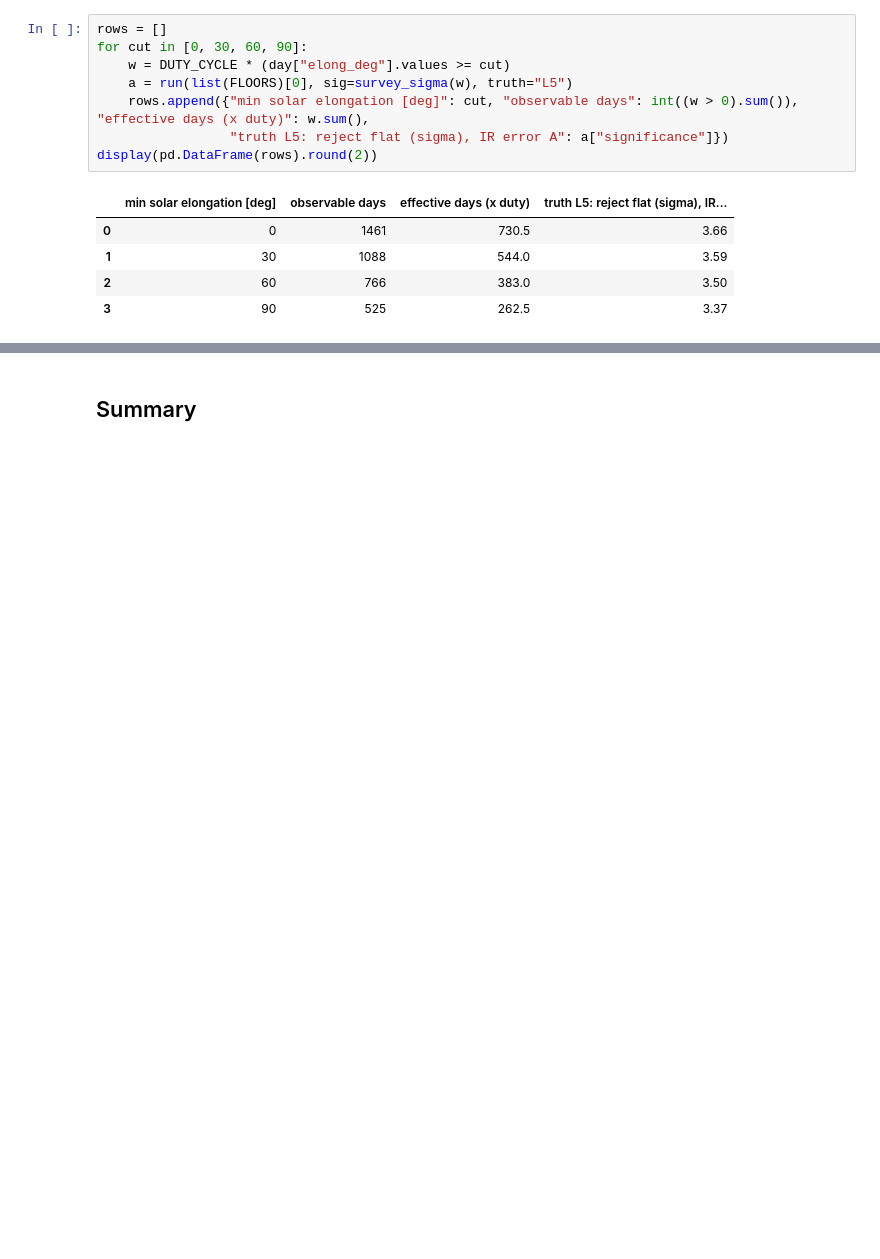
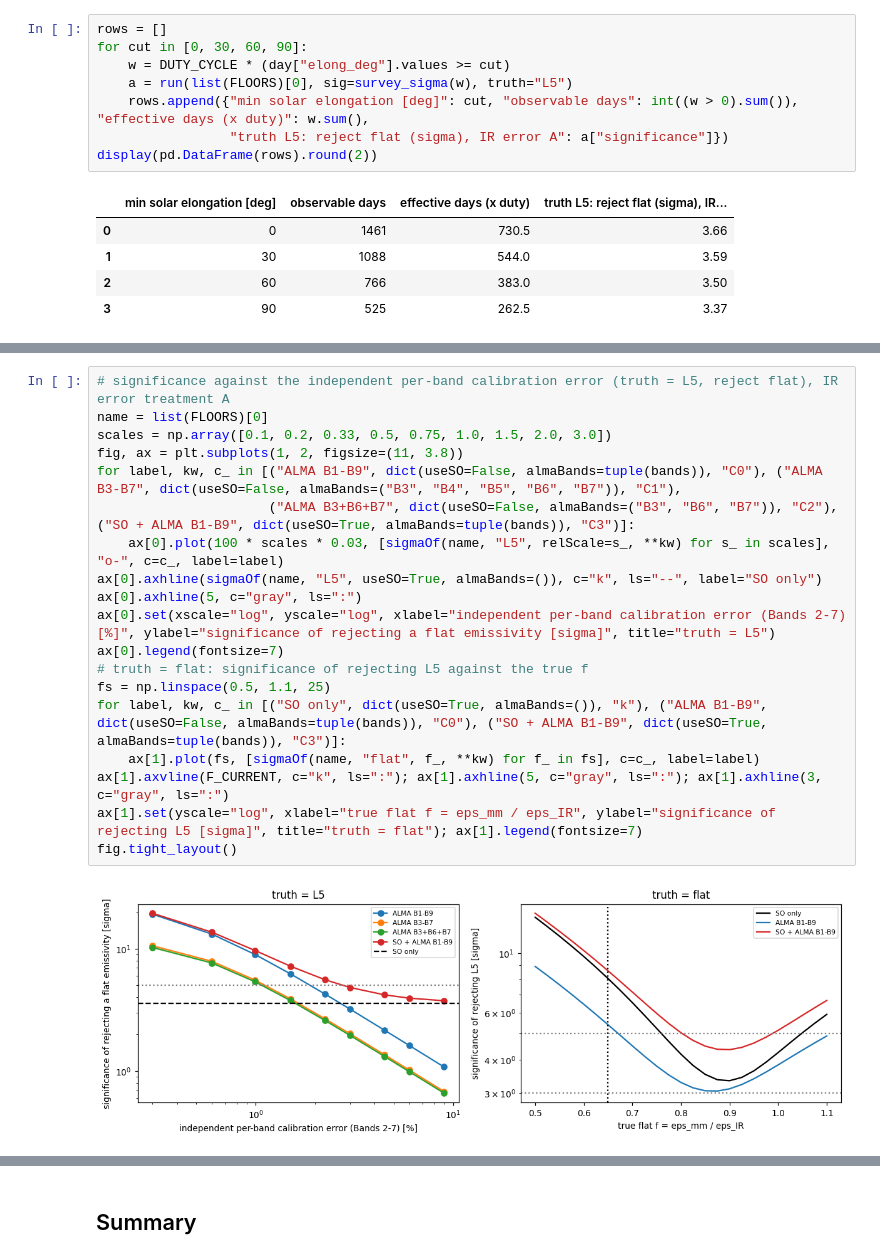
Before and after one commit to Sulla2012/atm_scattering, a Jupyter notebook: notebooks/so_flora_forecast.ipynb, the cells around one changed output, grey strips where cells are left out. Saved outputs shown, nothing was run; the diff lists cells and outputs as text; blank space fills up the shorter version.

Commit message:
SO forecast: add ALMA bands and joint SO+ALMA fit; calibration-scale nuisances; eigenmode L5 uncertainty

```diff
--- a/notebooks/so_flora_forecast.ipynb
+++ b/notebooks/so_flora_forecast.ipynb
@@ -333,0 +442,21 @@ display(pd.DataFrame(rows).round(2))
+# %%
+# significance against the independent per-band calibration error (truth = L5, reject flat), IR error treatment A
+name = list(FLOORS)[0]
+scales = np.array([0.1, 0.2, 0.33, 0.5, 0.75, 1.0, 1.5, 2.0, 3.0])
+fig, ax = plt.subplots(1, 2, figsize=(11, 3.8))
+for label, kw, c_ in [("ALMA B1-B9", dict(useSO=False, almaBands=tuple(bands)), "C0"), ("ALMA B3-B7", dict(useSO=False, almaBands=("B3", "B4", "B5", "B6", "B7")), "C1"),
+                      ("ALMA B3+B6+B7", dict(useSO=False, almaBands=("B3", "B6", "B7")), "C2"), ("SO + ALMA B1-B9", dict(useSO=True, almaBands=tuple(bands)), "C3")]:
+    ax[0].plot(100 * scales * 0.03, [sigmaOf(name, "L5", relScale=s_, **kw) for s_ in scales], "o-", c=c_, label=label)
+ax[0].axhline(sigmaOf(name, "L5", useSO=True, almaBands=()), c="k", ls="--", label="SO only")
+ax[0].axhline(5, c="gray", ls=":")
+ax[0].set(xscale="log", yscale="log", xlabel="independent per-band calibration error (Bands 2-7) [%]", ylabel="significance of rejecting a flat emissivity [sigma]", title="truth = L5")
+ax[0].legend(fontsize=7)
+# truth = flat: significance of rejecting L5 against the true f
+fs = np.linspace(0.5, 1.1, 25)
+for label, kw, c_ in [("SO only", dict(useSO=True, almaBands=()), "k"), ("ALMA B1-B9", dict(useSO=False, almaBands=tuple(bands)), "C0"), ("SO + ALMA B1-B9", dict(useSO=True, almaBands=tuple(bands)), "C3")]:
+    ax[1].plot(fs, [sigmaOf(name, "flat", f_, **kw) for f_ in fs], c=c_, label=label)
+ax[1].axvline(F_CURRENT, c="k", ls=":"); ax[1].axhline(5, c="gray", ls=":"); ax[1].axhline(3, c="gray", ls=":")
+ax[1].set(yscale="log", xlabel="true flat f = eps_mm / eps_IR", ylabel="significance of rejecting L5 [sigma]", title="truth = flat"); ax[1].legend(fontsize=7)
+fig.tight_layout()
+# %% [output]
+[figure, added]
```
Also changed, not shown: parts of 6 cells of this notebook, 3 other files.
